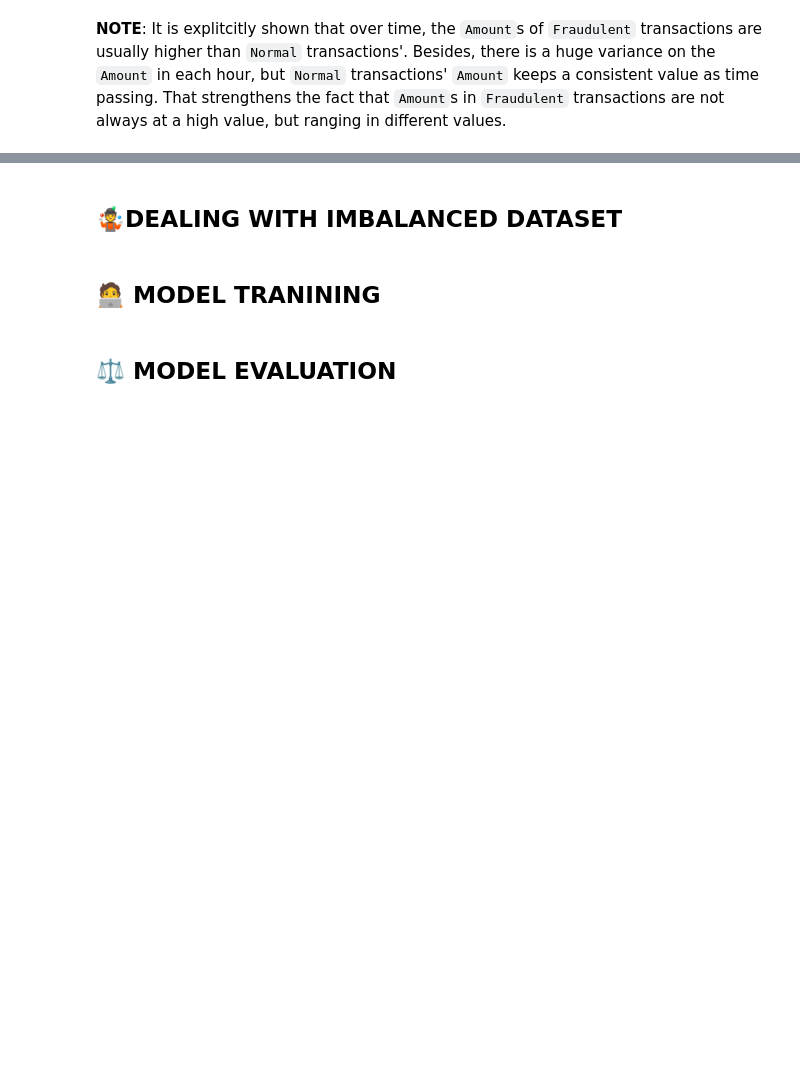
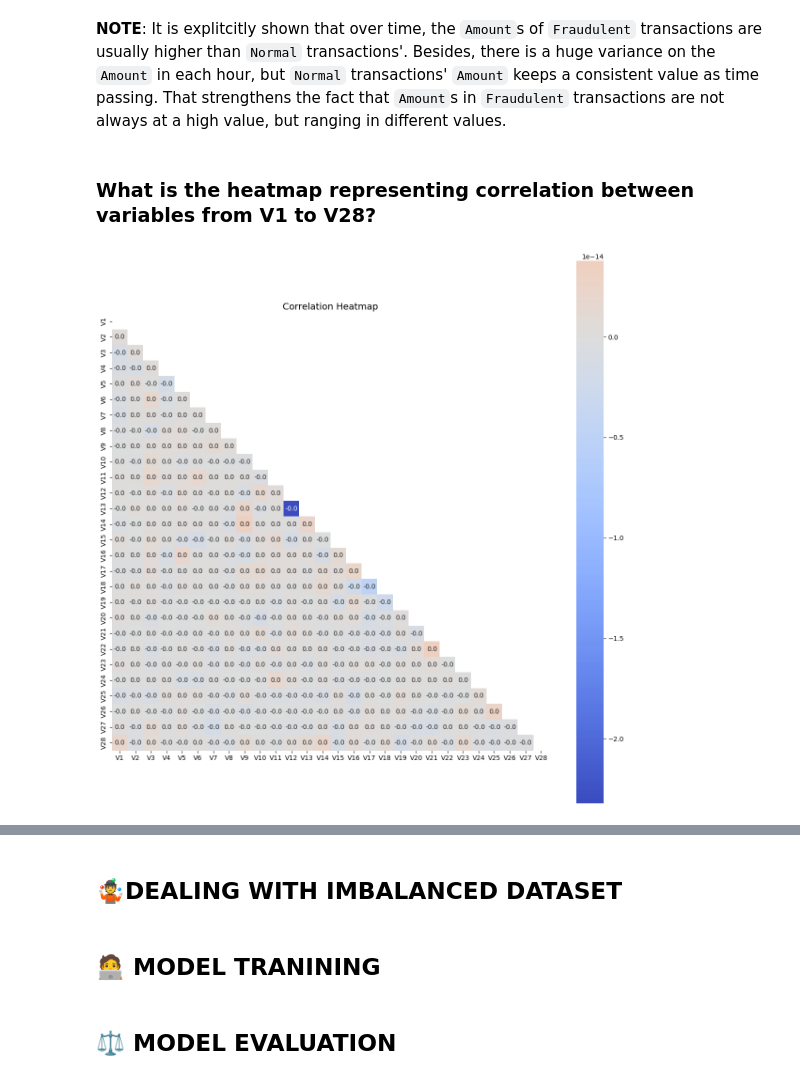
Before and after one commit to trungdung1711/credit-card-fraud-detection, a Jupyter notebook: notebooks/_v1.ipynb, the cells around one changed output, grey strips where cells are left out. Saved outputs shown, nothing was run; the diff lists cells and outputs as text; code cells hidden in the pictures; blank space fills up the shorter version.

```diff
--- a/notebooks/_v1.ipynb
+++ b/notebooks/_v1.ipynb
@@ -226,2 +226,24 @@ plt.show()
 # %% [markdown]
 **NOTE**: It is explitcitly shown that over time, the `Amount`s of `Fraudulent` transactions are usually higher than `Normal` transactions'. Besides, there is a huge variance on the `Amount` in each hour, but `Normal` transactions' `Amount` keeps a consistent value as time passing. That strengthens the fact that `Amount`s in `Fraudulent` transactions are not always at a high value, but ranging in different values.
+# %% [markdown]
+### What is the heatmap representing correlation between variables from V1 to V28?
+# %%
+
+corr = eda_df.drop(columns=["Time", "Amount", "Class", "time_diff", "hour", "hour_bin",]).corr(numeric_only=True)
+
+plt.figure(figsize=(15, 15))
+mask = np.triu(np.ones_like(corr, dtype=bool))
+sns.heatmap(
+    corr,
+    annot=True,
+    cmap='coolwarm',
+    center=0,
+    fmt=".1f",
+    square=True,
+    mask=mask
+)
+
+plt.title("Correlation Heatmap", fontsize=14)
+plt.show()
+# %% [output]
+[figure, added]
```
Also changed, not shown: parts of 12 cells of this notebook.
